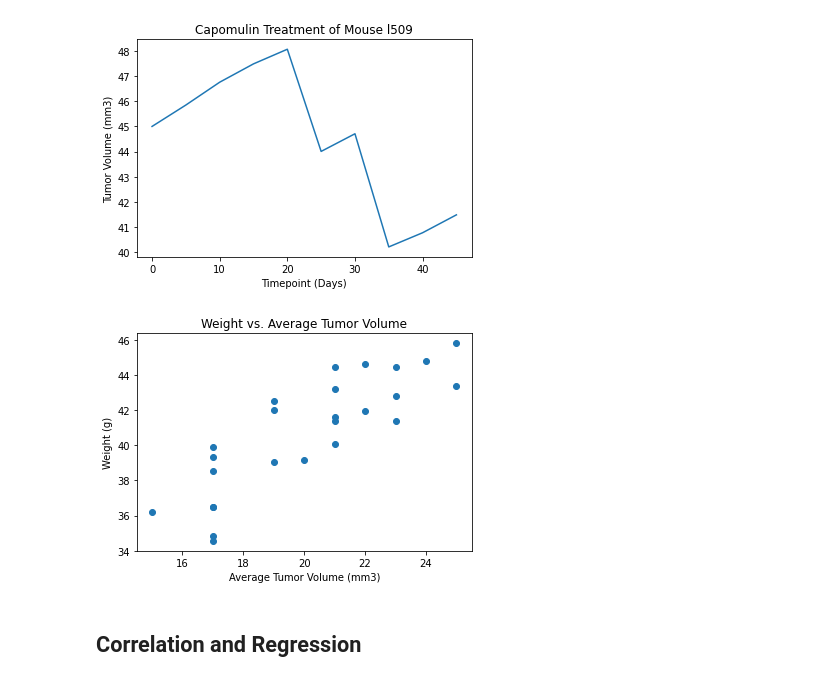
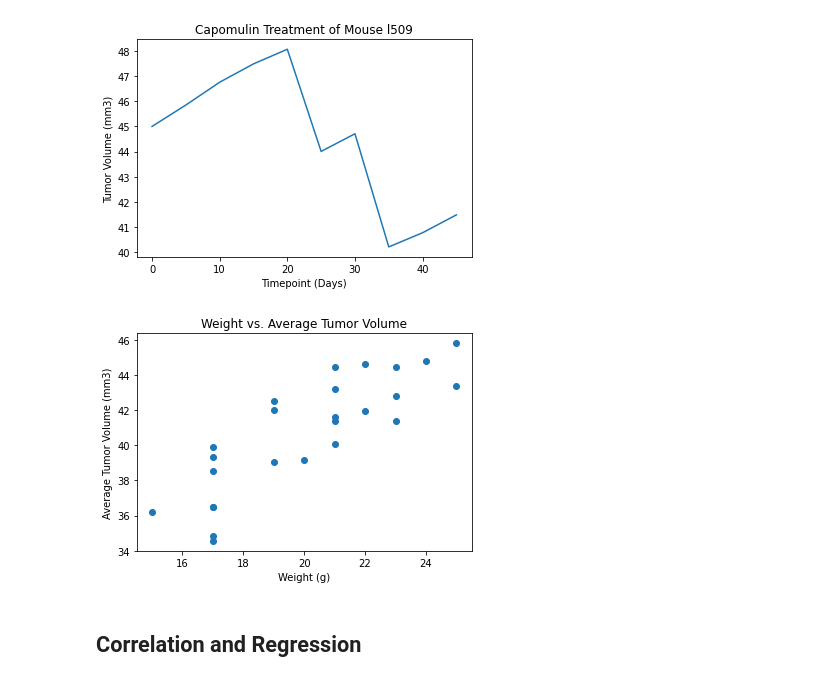
Before and after one commit to JohnShuford/Matplotlib-Challenge, a Jupyter notebook: Pymaceuticals/pymaceuticals.ipynb, the cells around one changed output. Cells and saved outputs as stored; diff of their text form; code cells hidden in the pictures.

```diff
--- a/Pymaceuticals/pymaceuticals.ipynb
+++ b/Pymaceuticals/pymaceuticals.ipynb
@@ -258,16 +259,16 @@ plt.show()
 # %%
 #gathering the data
 #line
-line_y_ser = clean_df.loc[clean_df['Mouse ID'] == 'l509', 'Tumor Volume (mm3)']
-line_y = [x for x in line_y_ser]
-line_x_ser = clean_df.loc[clean_df['Mouse ID'] == 'l509', 'Timepoint']
-line_x = [x for x in line_x_ser]
+line_y = clean_df.loc[clean_df['Mouse ID'] == 'l509', 'Tumor Volume (mm3)']
+#line_y = [x for x in line_y_ser]
+line_x = clean_df.loc[clean_df['Mouse ID'] == 'l509', 'Timepoint']
+#line_x = [x for x in line_x_ser]
 #scatter
 cap_treatment_df = clean_df[clean_df['Drug Regimen'] == 'Capomulin']
-tumor_mean_ser = cap_treatment_df.groupby('Mouse ID').mean()['Tumor Volume (mm3)']
-tumor_mean = [x for x in tumor_mean_ser]
-scat_weight_ser = tumor_volume_df.loc[tumor_volume_df['Drug Regimen'] == "Capomulin", 'Weight (g)']
-scat_weight = [x for x in scat_weight_ser]
+tumor_mean = cap_treatment_df.groupby('Mouse ID').mean()['Tumor Volume (mm3)']
+#tumor_mean = [x for x in tumor_mean_ser]
+scat_weight = tumor_volume_df.loc[tumor_volume_df['Drug Regimen'] == "Capomulin", 'Weight (g)']
+#scat_weight = [x for x in scat_weight_ser]
 # %%
 # Generate a line plot of tumor volume vs. time point for a mouse treated with Capomulin
 plt.plot(line_x, line_y)
@@ -280,13 +281,13 @@ plt.show()
 # %%
 # Generate a scatter plot of average tumor volume vs. mouse weight for the Capomulin regimen
 #plt.scatter(scat_weight, scat_tumor)
 plt.scatter(scat_weight, tumor_mean)
 plt.title('Weight vs. Average Tumor Volume')
-plt.xlabel('Average Tumor Volume (mm3)')
-plt.ylabel('Weight (g)')
+plt.ylabel('Average Tumor Volume (mm3)')
+plt.xlabel('Weight (g)')
 plt.show()
 # %% [output]
-[figure, old version]
+[figure, new version]
 # %% [markdown]
 ## Correlation and Regression
 # %%
```
Also changed, not shown: parts of 3 cells of this notebook.
